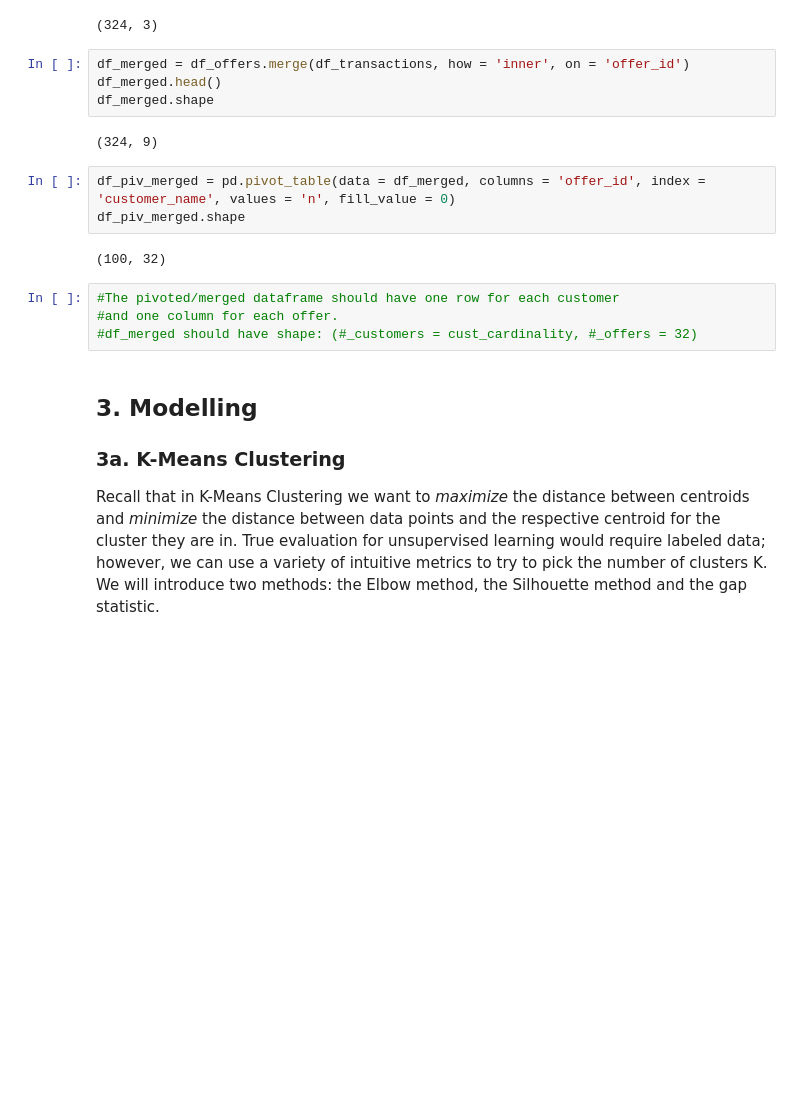
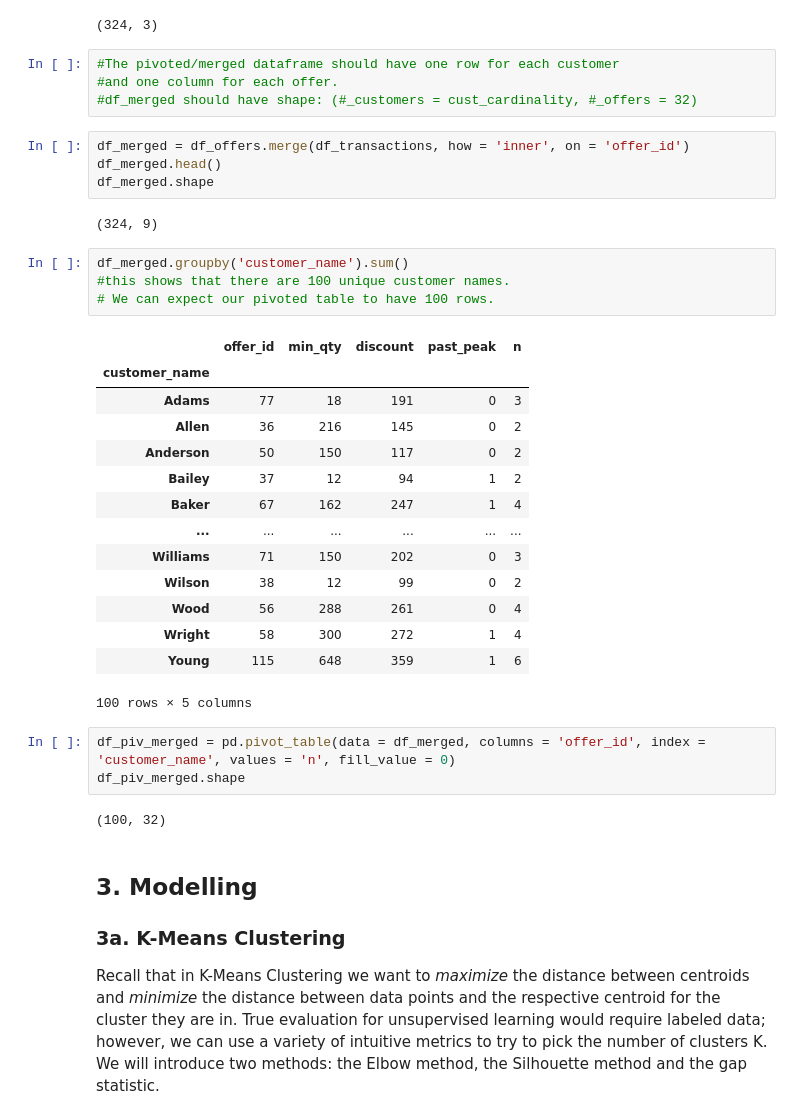
Before and after one commit to amoutafian/K_means_case_study, a Jupyter notebook: Clustering Case Study - Customer Segmentation with K-Means - Tier 3.ipynb, the cells around one changed output. Drawn from its saved outputs; the diff is of its cells as text; blank space fills up the shorter version.

```diff
--- a/Clustering Case Study - Customer Segmentation with K-Means - Tier 3.ipynb
+++ b/Clustering Case Study - Customer Segmentation with K-Means - Tier 3.ipynb
@@ -134,21 +134,40 @@ dtypes: int64(2), object(1)
 memory usage: 7.7+ KB
 None
 (324, 3)
+# %%
+#The pivoted/merged dataframe should have one row for each customer
+#and one column for each offer.
+#df_merged should have shape: (#_customers = cust_cardinality, #_offers = 32)
 # %%
 df_merged = df_offers.merge(df_transactions, how = 'inner', on = 'offer_id')
 df_merged.head()
 df_merged.shape
 # %% [output]
 (324, 9)
+# %%
+df_merged.groupby('customer_name').sum()
+#this shows that there are 100 unique customer names.
+# We can expect our pivoted table to have 100 rows.
+# %% [output]
+|  | offer_id | min_qty | discount | past_peak | n |
+| customer_name |  |  |  |  |  |
+| Adams | 77 | 18 | 191 | 0 | 3 |
+| Allen | 36 | 216 | 145 | 0 | 2 |
+| Anderson | 50 | 150 | 117 | 0 | 2 |
+| Bailey | 37 | 12 | 94 | 1 | 2 |
+| Baker | 67 | 162 | 247 | 1 | 4 |
+| ... | ... | ... | ... | ... | ... |
+| Williams | 71 | 150 | 202 | 0 | 3 |
+| Wilson | 38 | 12 | 99 | 0 | 2 |
+| Wood | 56 | 288 | 261 | 0 | 4 |
+| Wright | 58 | 300 | 272 | 1 | 4 |
+| Young | 115 | 648 | 359 | 1 | 6 |
+100 rows × 5 columns
 # %%
 df_piv_merged = pd.pivot_table(data = df_merged, columns = 'offer_id', index = 'customer_name', values = 'n', fill_value = 0)
 df_piv_merged.shape
 # %% [output]
 (100, 32)
-# %%
-#The pivoted/merged dataframe should have one row for each customer
-#and one column for each offer.
-#df_merged should have shape: (#_customers = cust_cardinality, #_offers = 32)
 # %% [markdown]
 ## 3. Modelling
 ### 3a. K-Means Clustering
```
